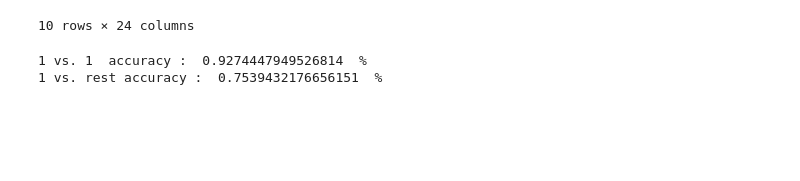
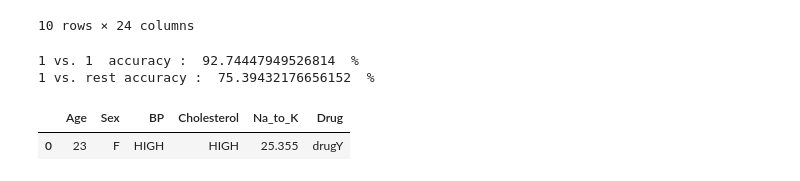
Before and after one commit to saad1ibn2akhter/AI_Olympiad_problems_and_solutions, a Jupyter notebook: supervised_learning_classification_decision_regression_trees__SVM.ipynb, the cells around one changed output. Saved outputs shown, nothing was run; the diff lists cells and outputs as text; code cells hidden in the pictures; blank space fills up the shorter version.

```diff
--- a/supervised_learning_classification_decision_regression_trees__SVM.ipynb
+++ b/supervised_learning_classification_decision_regression_trees__SVM.ipynb
@@ -84,7 +85,7 @@ ovo.fit(X_train,y_train)
 ovo_yhat = ovo.predict(X_test)
 
 ovo_accuracy = accuracy_score(y_test, ovo_yhat)
-print("1 vs. 1  accuracy : ",ovo_accuracy ," %")
+print("1 vs. 1  accuracy : ",ovo_accuracy *100," %")
 
 # 1 vs. all
 ova = OneVsRestClassifier(LogisticRegression(max_iter =1000))
@@ -92,7 +93,15 @@ ova.fit(X_train , y_train)
 ova_yhat = ova.predict(X_test)
 
 ova_accuracy = accuracy_score(y_test , ova_yhat)
-print("1 vs. rest accuracy : ",ova_accuracy ," %")
+print("1 vs. rest accuracy : ",ova_accuracy*100 ," %")
 # %% [output]
-1 vs. 1  accuracy :  0.9274447949526814  %
-1 vs. rest accuracy :  0.7539432176656151  %
+1 vs. 1  accuracy :  92.74447949526814  %
+1 vs. rest accuracy :  75.39432176656152  %
+# %%
+#DECISION TREE part
+
+drug_df = pd.read_csv('drug200.csv')
+drug_df.head(1)
+# %% [output]
+|  | Age | Sex | BP | Cholesterol | Na_to_K | Drug |
+| 0 | 23 | F | HIGH | HIGH | 25.355 | drugY |
```
Also changed, not shown: parts of 6 cells of this notebook.
